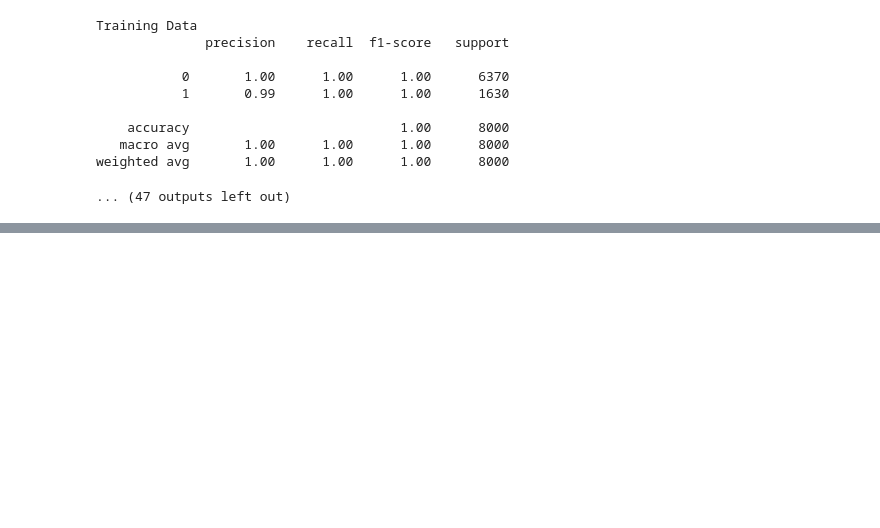
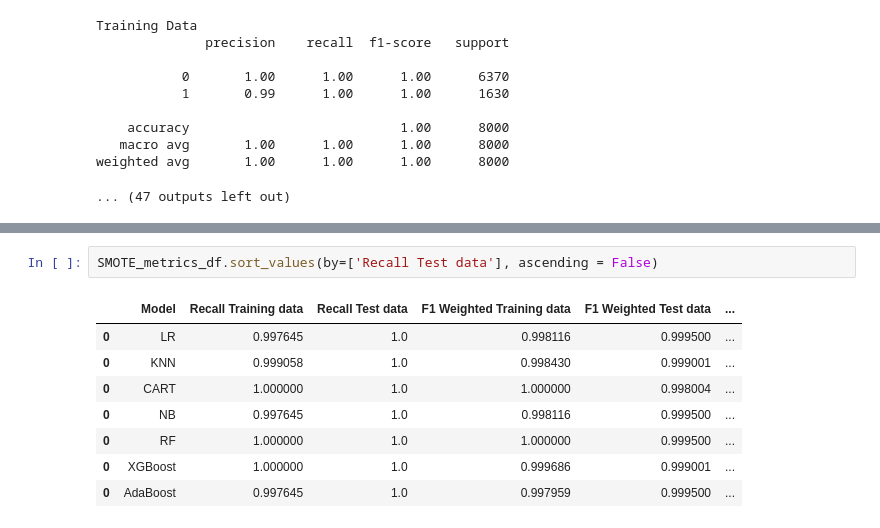
Before and after one commit to pvs-greatlakes/DSE-FT-C-MAY24-G5, a Jupyter notebook: DSE-FT-C-MAY24-G5-FinalReport_models.ipynb, the cells around one changed output, grey strips where cells are left out. Drawn from its saved outputs; the diff is of its cells as text; blank space fills up the shorter version.

```diff
--- a/DSE-FT-C-MAY24-G5-FinalReport_models.ipynb
+++ b/DSE-FT-C-MAY24-G5-FinalReport_models.ipynb
@@ -187,0 +399,11 @@ Time elapsed (hh:mm:ss.ms) 0:00:06.415319
+# %%
+SMOTE_metrics_df.sort_values(by=['Recall Test data'], ascending = False)
+# %% [output]
+|  | Model | Recall Training data | Recall Test data | F1 Weighted Training data | F1 Weighted Test data | ... |
+| 0 | LR | 0.997645 | 1.0 | 0.998116 | 0.999500 | ... |
+| 0 | KNN | 0.999058 | 1.0 | 0.998430 | 0.999001 | ... |
+| 0 | CART | 1.000000 | 1.0 | 1.000000 | 0.998004 | ... |
+| 0 | NB | 0.997645 | 1.0 | 0.998116 | 0.999500 | ... |
+| 0 | RF | 1.000000 | 1.0 | 1.000000 | 0.999500 | ... |
+| 0 | XGBoost | 1.000000 | 1.0 | 0.999686 | 0.999001 | ... |
+| 0 | AdaBoost | 0.997645 | 1.0 | 0.997959 | 0.999500 | ... |
```
Also changed, not shown: parts of 27 cells of this notebook.
